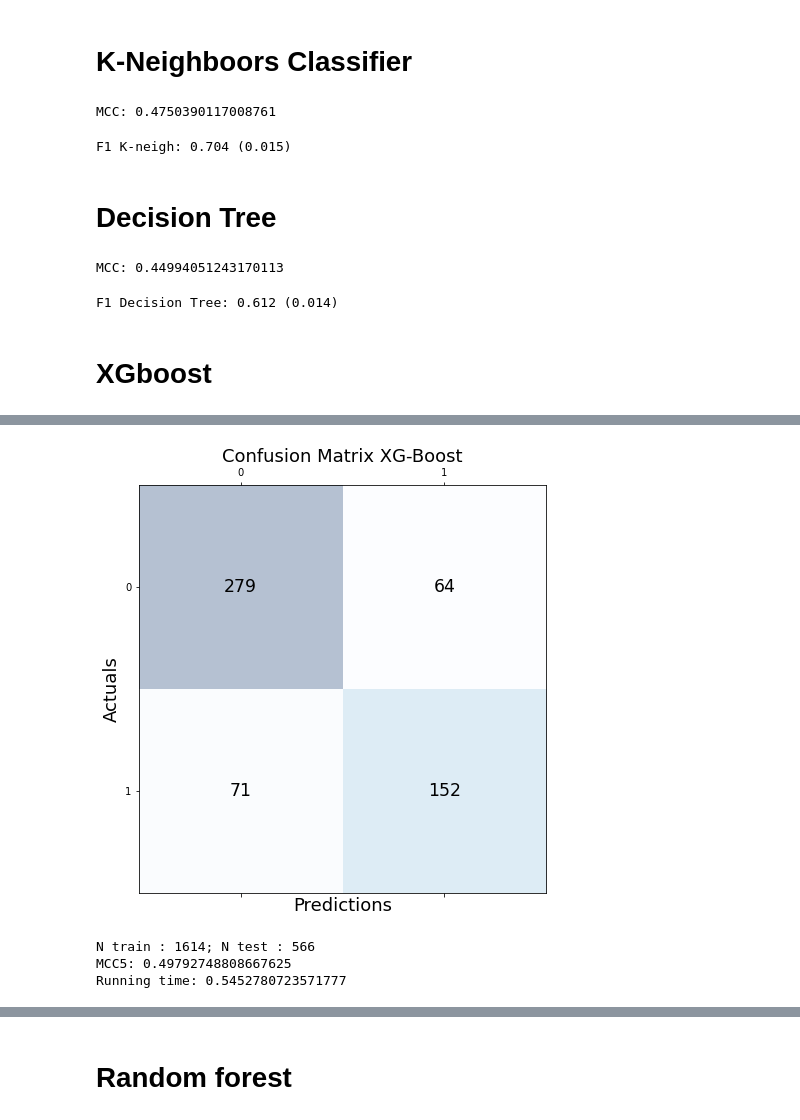
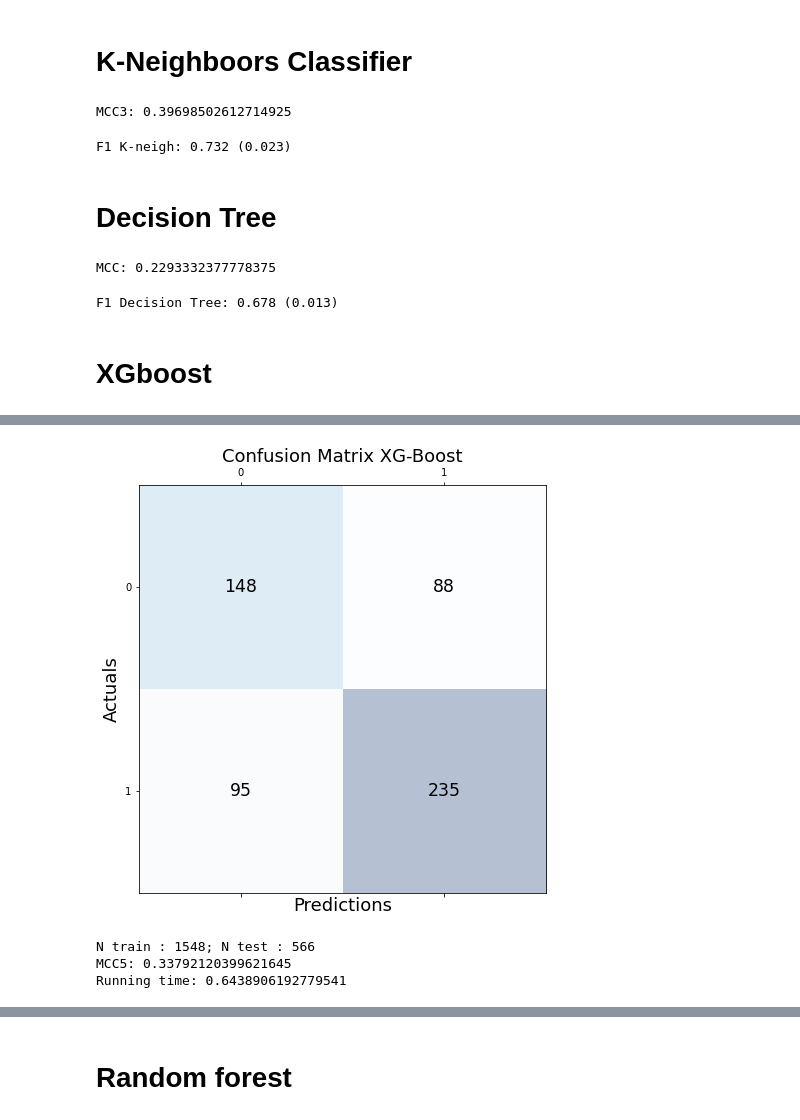
Before and after one commit to francescagiacco/ML-project-personality-and-drug-consumption, a Jupyter notebook: notebooks/second_modeling.ipynb, the cells around one changed output, grey strips where cells are left out. Saved outputs shown, nothing was run; the diff lists cells and outputs as text; code cells hidden in the pictures.

```diff
--- a/notebooks/second_modeling.ipynb
+++ b/notebooks/second_modeling.ipynb
@@ -16,0 +19,8 @@ from sklearn.metrics import matthews_corrcoef
+# %%
+#dt are the 3 drug types for which we run the models
+#select dt to choose drug type
+
+dt = 'depr_add_aggr'
+
+if dt not in ['hall_add_aggr','stim_add_aggr', 'depr_add_aggr']:
+    raise ValueError('dt has to be one of: hall_add_aggr, stim_add_aggr, depr_add_aggr')
@@ -55,9 +80,9 @@ data
 # %%
 # where more information is stored (I think, does someone know it better?)
 
-data['stim_add_aggr'].replace(2,1, inplace = True) #just 2 classes not three
-X_train, X_test, y_train, y_test = train_test_split(data.drop(columns = [ 'hall_add_aggr','stim_add_aggr', 'depr_add_aggr'], axis=1),
-                                                    data['stim_add_aggr'], test_size=0.25, random_state=0)
+data[dt].replace(2,1, inplace = True) #just 2 classes not three
+X_train, X_test, y_train, y_test = train_test_split(data.drop(columns = ['hall_add_aggr','stim_add_aggr', 'depr_add_aggr'], axis=1),
+                                                    data[dt], test_size=0.25, random_state=0)
 
 mi = mutual_info_classif(X_train, y_train)
 mi = pd.Series(mi)
@@ -142,7 +167,7 @@ X_train
 # %%
 cv = KFold(n_splits=6, random_state=1, shuffle=True) # more than 6 --> overfit
 scores = cross_val_score(model, data.drop(columns = [ 'hall_add_aggr','stim_add_aggr', 'depr_add_aggr'], axis=1),
-                         data['stim_add_aggr'], scoring='f1', cv=cv, n_jobs=-1)
+                         data[dt], scoring='f1', cv=cv, n_jobs=-1)
 
 
 print('F1: %.3f (%.3f)' % (np.mean(scores), np.std(scores)))
@@ -177,7 +202,7 @@ for kern in ['linear', 'poly', 'rbf', 'sigmoid']: #try all different Kernel meth
 
     cv = KFold(n_splits=5, random_state=1, shuffle=True) # more than 6 --> overfit
     scores = cross_val_score(model, data.drop(columns = [ 'hall_add_aggr','stim_add_aggr', 'depr_add_aggr'], axis=1),
-                         data['stim_add_aggr'], scoring='f1', cv=cv, n_jobs=-1)
+                         data[dt], scoring='f1', cv=cv, n_jobs=-1)
 
     # report performance
     print('F1 K-Fold: %.3f (%.3f)' % (np.mean(scores), np.std(scores)))
@@ -224,19 +249,19 @@ model.fit(X_train, y_train)
 y_pred = model.predict(X_test)
 #print(y_train)
 MCC3 = matthews_corrcoef(y_test, y_pred)
-print(f"MCC: {MCC3}")
+print(f"MCC3: {MCC3}")
 
 #no k-folding (is it necessary?) I have done it, it's crap
 # %% [output]
-MCC: 0.4750390117008761
+MCC3: 0.39698502612714925
 # %%
 cv = KFold(n_splits=5, random_state=1, shuffle=True) # more than 6 --> overfit
 scores = cross_val_score(model, data.drop(columns = [ 'hall_add_aggr','stim_add_aggr', 'depr_add_aggr'], axis=1),
-                         data['stim_add_aggr'], scoring='f1', cv=cv, n_jobs=-1)
+                         data[dt], scoring='f1', cv=cv, n_jobs=-1)
 # report performance
 print('F1 K-neigh: %.3f (%.3f)' % (np.mean(scores), np.std(scores)))
 # %% [output]
-F1 K-neigh: 0.704 (0.015)
+F1 K-neigh: 0.732 (0.023)
 # %% [markdown]
 # Decision Tree
 # %%
@@ -248,15 +273,15 @@ y_pred = model.predict(X_test)
 MCC4 = matthews_corrcoef(y_test, y_pred)
 print(f"MCC: {MCC4}")
 # %% [output]
-MCC: 0.44994051243170113
+MCC: 0.2293332377778375
 # %%
 cv = KFold(n_splits=5, random_state=1, shuffle=True) # more than 6 --> overfit
 scores = cross_val_score(model, data.drop(columns = [ 'hall_add_aggr','stim_add_aggr', 'depr_add_aggr'], axis=1),
-                         data['stim_add_aggr'], scoring='f1', cv=cv, n_jobs=-1)
+                         data[dt], scoring='f1', cv=cv, n_jobs=-1)
 # report performance
 print('F1 Decision Tree: %.3f (%.3f)' % (np.mean(scores), np.std(scores)))
 # %% [output]
-F1 Decision Tree: 0.612 (0.014)
+F1 Decision Tree: 0.678 (0.013)
 # %% [markdown]
 # XGboost
 # %%
@@ -268,7 +293,7 @@ tic = time.time()
 
 xgb_model = xgb.XGBClassifier(objective="binary:logistic", random_state=42)
 X_train, X_test, y_train, y_test = train_test_split(data.drop(columns = [ 'hall_add_aggr','stim_add_aggr', 'depr_add_aggr'], axis=1),
-                                                   data['stim_add_aggr'], test_size=0.3, random_state=0)
+                                                   data[dt], test_size=0.3, random_state=0)
 
 oversample = SMOTE()
 X_train, y_train = oversample.fit_resample(X_train, y_train)
@@ -315,7 +340,7 @@ print(f'Running time: {running_time}')
-[figure, old version]
+[figure, new version]
-N train : 1614; N test : 566
-MCC5: 0.49792748808667625
-Running time: 0.5452780723571777
+N train : 1548; N test : 566
+MCC5: 0.33792120399621645
+Running time: 0.6438906192779541
 # %%
 cv = KFold(n_splits=5, random_state=1, shuffle=True) # more than 6 --> overfit
 scores = cross_val_score(xgb_model.fit(X_train,y_train), data.drop(columns = [ 'hall_add_aggr','stim_add_aggr', 'depr_add_aggr'], axis=1),
```
Also changed, not shown: parts of 12 cells of this notebook.
